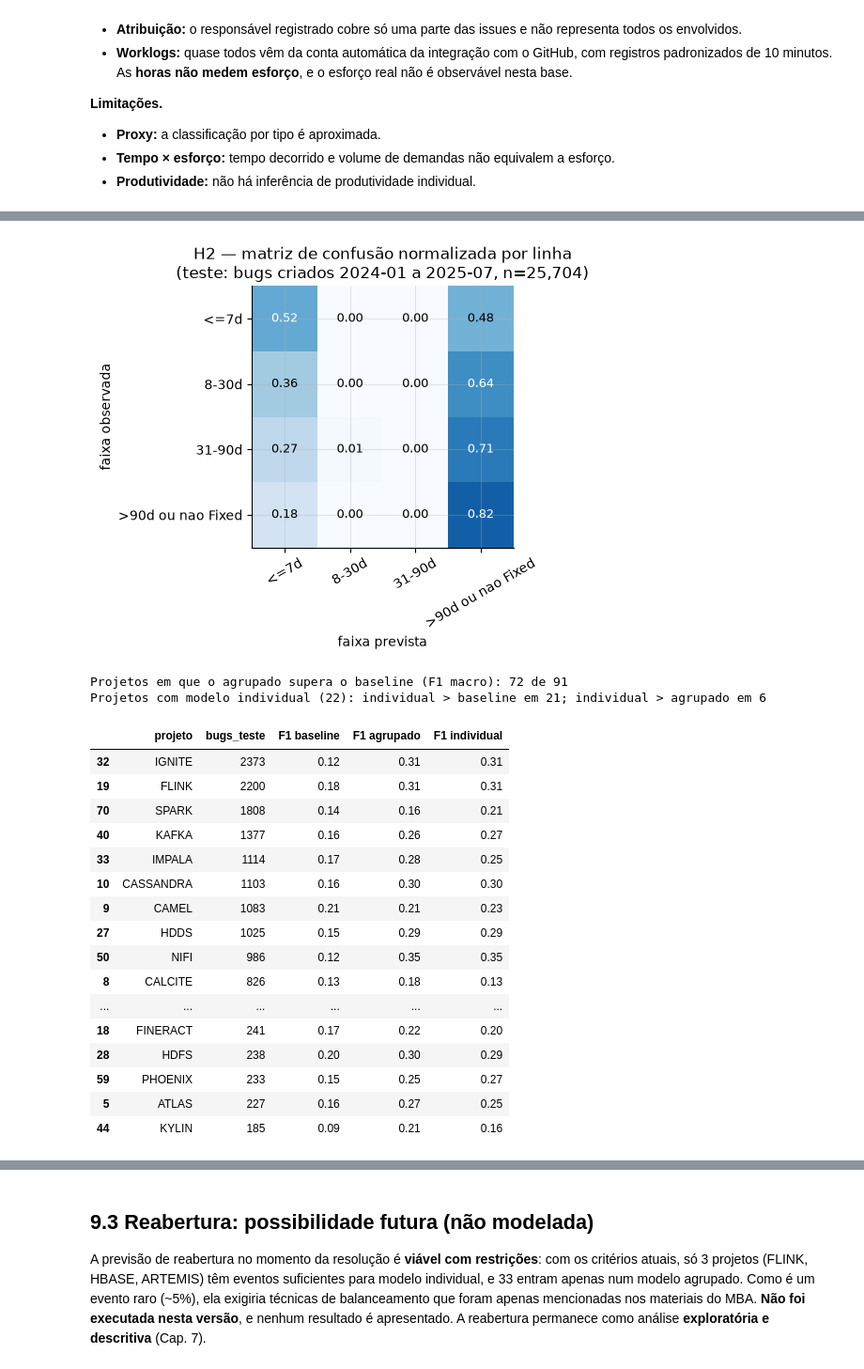
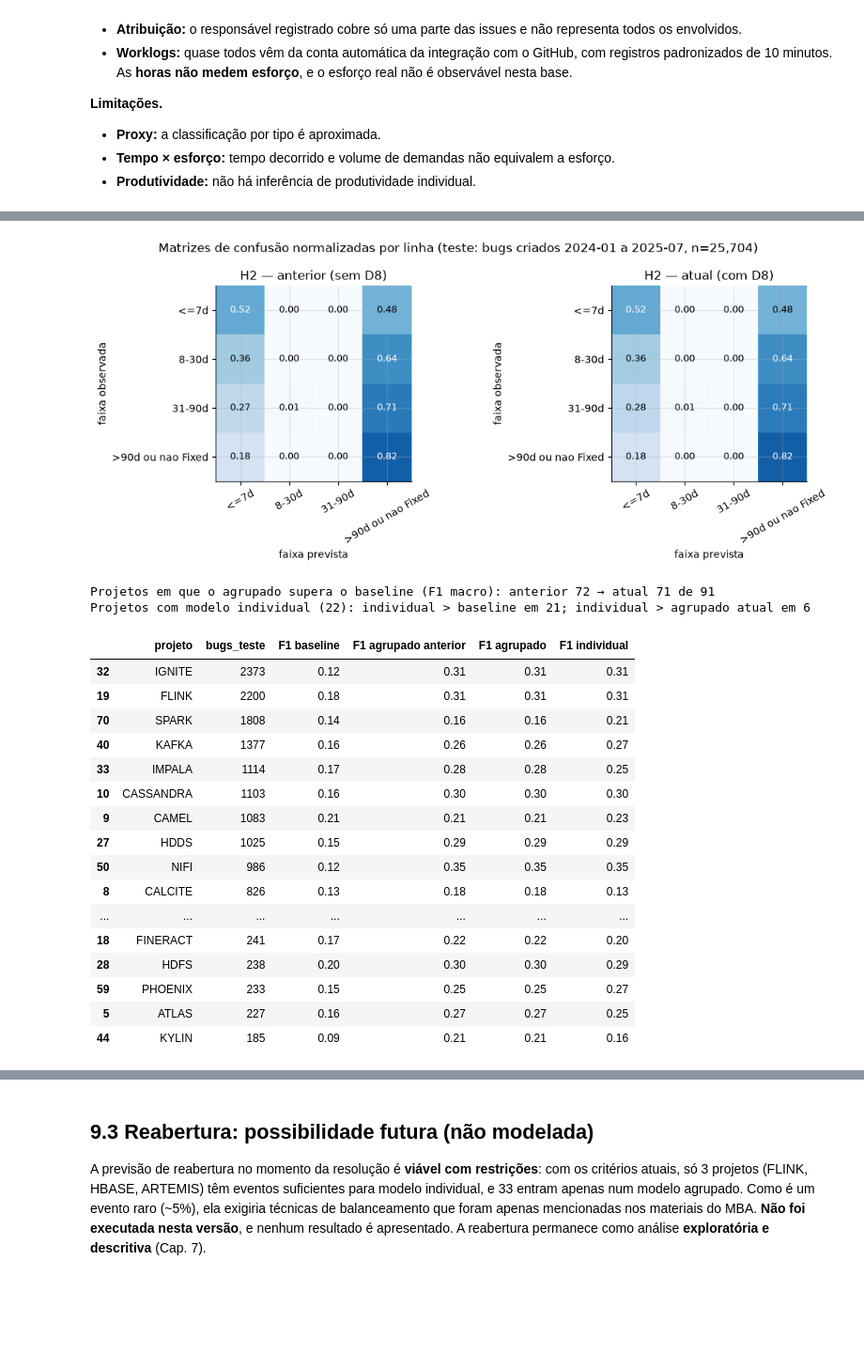
Before and after one commit to alineosilveira/tcc-governanca-operacional-ml-v2, a Jupyter notebook: TCC_Analise_e_Modelos_v2.ipynb, the cells around one changed output, grey strips where cells are left out. Shown at 94% size. Saved outputs shown, nothing was run; the diff lists cells and outputs as text; code cells hidden in the pictures; blank space fills up the shorter version.

```diff
--- a/TCC_Analise_e_Modelos_v2.ipynb
+++ b/TCC_Analise_e_Modelos_v2.ipynb
@@ -906,51 +975,54 @@ Projetos: 91 | treino: 64,520 bugs | teste: 25,704 bugs
 # %%
-cm = confusion_matrix(te["faixa_90d"], te["pred_modelo"], labels=CLASSES, normalize="true")
-fig, ax = plt.subplots(figsize=(5.6, 4.6))
-im = ax.imshow(cm, cmap="Blues", vmin=0, vmax=1)
-ax.set_xticks(range(4)); ax.set_xticklabels(CLASSES, rotation=30); ax.set_yticks(range(4)); ax.set_yticklabels(CLASSES)
-for i in range(4):
-    for j in range(4):
-        ax.text(j, i, f"{cm[i, j]:.2f}", ha="center", va="center", color="white" if cm[i, j] > .5 else "black", fontsize=9)
-ax.set_xlabel("faixa prevista"); ax.set_ylabel("faixa observada")
-ax.set_title(f"H2 — matriz de confusão normalizada por linha\n(teste: bugs criados 2024-01 a 2025-07, n={len(te):,})")
+fig, axs = plt.subplots(1, 2, figsize=(11, 4.6))
+for ax, col, tit in ((axs[0], "pred_anterior", "anterior (sem D8)"), (axs[1], "pred_modelo", "atual (com D8)")):
+    cm = confusion_matrix(te["faixa_90d"], te[col], labels=CLASSES, normalize="true")
+    ax.imshow(cm, cmap="Blues", vmin=0, vmax=1)
+    ax.set_xticks(range(4)); ax.set_xticklabels(CLASSES, rotation=30); ax.set_yticks(range(4)); ax.set_yticklabels(CLASSES)
+    for i in range(4):
+        for j in range(4):
+            ax.text(j, i, f"{cm[i, j]:.2f}", ha="center", va="center", color="white" if cm[i, j] > .5 else "black", fontsize=9)
+    ax.set_xlabel("faixa prevista"); ax.set_ylabel("faixa observada"); ax.set_title(f"H2 — {tit}")
+fig.suptitle(f"Matrizes de confusão normalizadas por linha (teste: bugs criados 2024-01 a 2025-07, n={len(te):,})")
 salvar_fig("cap9_h2_matriz_confusao")
-# desempenho por projeto e modelos individuais nos projetos elegíveis
+# desempenho por projeto; modelos individuais (exploratórios, D7) inalterados: usam o treino do próprio projeto
 linhas = []
 for p_, g in te.groupby("project"):
     row = {"projeto": p_, "bugs_teste": len(g), "F1 baseline": f1_score(g["faixa_90d"], g["pred_baseline"], average="macro"),
+           "F1 agrupado anterior": f1_score(g["faixa_90d"], g["pred_anterior"], average="macro"),
            "F1 agrupado": f1_score(g["faixa_90d"], g["pred_modelo"], average="macro"), "F1 individual": np.nan}
     if p_ in ind2:
-        trp = tr[tr["project"] == p_]
+        trp, gp = tr_ant[tr_ant["project"] == p_], te_ant.loc[g.index]
         mi = pipe(["prioridade_t0"]).fit(trp[NUM + ["prioridade_t0"]], trp["faixa_90d"])
-        row["F1 individual"] = f1_score(g["faixa_90d"], mi.predict(g[NUM + ["prioridade_t0"]]), average="macro")
+        row["F1 individual"] = f1_score(g["faixa_90d"], mi.predict(gp[NUM + ["prioridade_t0"]]), average="macro")
     linhas.append(row)
 pp = salvar_tab(pd.DataFrame(linhas).round(3).sort_values("bugs_teste", ascending=False), "cap9_h2_metricas_por_projeto")
 ii = pp[pp["F1 individual"].notna()]
-print(f"Projetos em que o agrupado supera o baseline (F1 macro): {(pp['F1 agrupado'] > pp['F1 baseline']).sum()} de {len(pp)}")
+print(f"Projetos em que o agrupado supera o baseline (F1 macro): anterior {(pp['F1 agrupado anterior'] > pp['F1 baseline']).sum()} "
+      f"→ atual {(pp['F1 agrupado'] > pp['F1 baseline']).sum()} de {len(pp)}")
 print(f"Projetos com modelo individual ({len(ii)}): individual > baseline em {(ii['F1 individual'] > ii['F1 baseline']).sum()}; "
-      f"individual > agrupado em {(ii['F1 individual'] > ii['F1 agrupado']).sum()}")
+      f"individual > agrupado atual em {(ii['F1 individual'] > ii['F1 agrupado']).sum()}")
 ii.head(22)
 # %% [output]
-[figure, old version]
+[figure, new version]
-Projetos em que o agrupado supera o baseline (F1 macro): 72 de 91
-Projetos com modelo individual (22): individual > baseline em 21; individual > agrupado em 6
+Projetos em que o agrupado supera o baseline (F1 macro): anterior 72 → atual 71 de 91
+Projetos com modelo individual (22): individual > baseline em 21; individual > agrupado atual em 6
-|  | projeto | bugs_teste | F1 baseline | F1 agrupado | F1 individual |
-| 32 | IGNITE | 2373 | 0.12 | 0.31 | 0.31 |
-| 19 | FLINK | 2200 | 0.18 | 0.31 | 0.31 |
-| 70 | SPARK | 1808 | 0.14 | 0.16 | 0.21 |
-| 40 | KAFKA | 1377 | 0.16 | 0.26 | 0.27 |
-| 33 | IMPALA | 1114 | 0.17 | 0.28 | 0.25 |
-| 10 | CASSANDRA | 1103 | 0.16 | 0.30 | 0.30 |
-| 9 | CAMEL | 1083 | 0.21 | 0.21 | 0.23 |
-| 27 | HDDS | 1025 | 0.15 | 0.29 | 0.29 |
-| 50 | NIFI | 986 | 0.12 | 0.35 | 0.35 |
-| 8 | CALCITE | 826 | 0.13 | 0.18 | 0.13 |
-| ... | ... | ... | ... | ... | ... |
-| 18 | FINERACT | 241 | 0.17 | 0.22 | 0.20 |
-| 28 | HDFS | 238 | 0.20 | 0.30 | 0.29 |
-| 59 | PHOENIX | 233 | 0.15 | 0.25 | 0.27 |
-| 5 | ATLAS | 227 | 0.16 | 0.27 | 0.25 |
-| 44 | KYLIN | 185 | 0.09 | 0.21 | 0.16 |
+|  | projeto | bugs_teste | F1 baseline | F1 agrupado anterior | F1 agrupado | F1 individual |
+| 32 | IGNITE | 2373 | 0.12 | 0.31 | 0.31 | 0.31 |
+| 19 | FLINK | 2200 | 0.18 | 0.31 | 0.31 | 0.31 |
+| 70 | SPARK | 1808 | 0.14 | 0.16 | 0.16 | 0.21 |
+| 40 | KAFKA | 1377 | 0.16 | 0.26 | 0.26 | 0.27 |
+| 33 | IMPALA | 1114 | 0.17 | 0.28 | 0.28 | 0.25 |
+| 10 | CASSANDRA | 1103 | 0.16 | 0.30 | 0.30 | 0.30 |
+| 9 | CAMEL | 1083 | 0.21 | 0.21 | 0.21 | 0.23 |
+| 27 | HDDS | 1025 | 0.15 | 0.29 | 0.29 | 0.29 |
+| 50 | NIFI | 986 | 0.12 | 0.35 | 0.35 | 0.35 |
+| 8 | CALCITE | 826 | 0.13 | 0.18 | 0.18 | 0.13 |
+| ... | ... | ... | ... | ... | ... | ... |
+| 18 | FINERACT | 241 | 0.17 | 0.22 | 0.22 | 0.20 |
+| 28 | HDFS | 238 | 0.20 | 0.30 | 0.30 | 0.29 |
+| 59 | PHOENIX | 233 | 0.15 | 0.25 | 0.25 | 0.27 |
+| 5 | ATLAS | 227 | 0.16 | 0.27 | 0.27 | 0.25 |
+| 44 | KYLIN | 185 | 0.09 | 0.21 | 0.21 | 0.16 |
 # %%
 # interpretação: coeficientes padronizados das variáveis numéricas por classe (referência implícita: média das classes)
 coef = pd.DataFrame(modelo.named_steps["clf"].coef_[:, :len(NUM)], index=modelo.named_steps["clf"].classes_, columns=NUM).T
```
Also changed, not shown: parts of 14 cells of this notebook, 29 other files.
